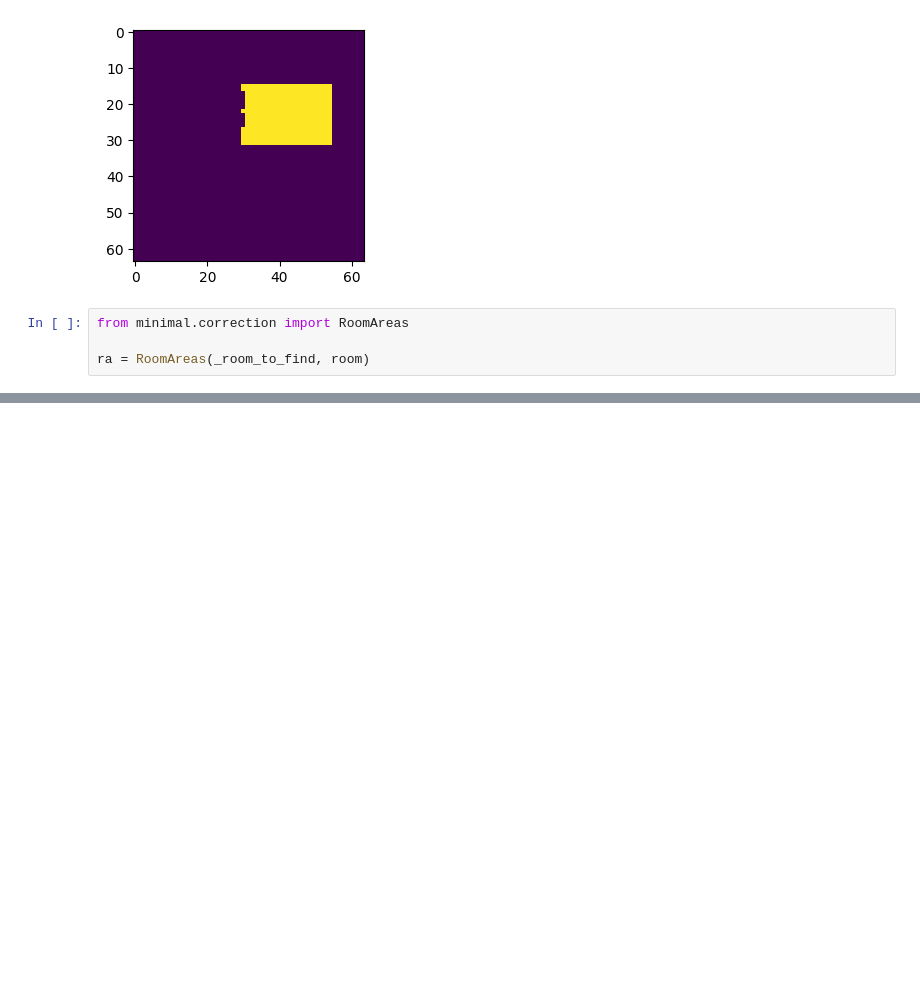
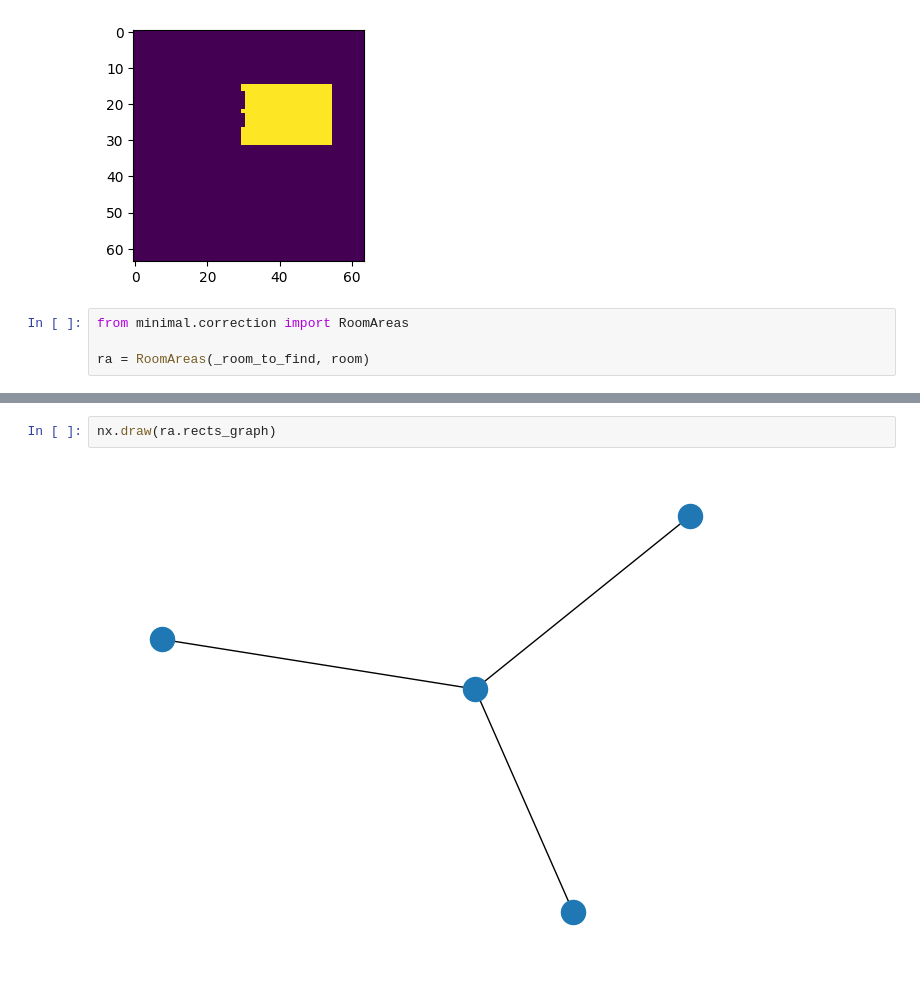
Before and after one commit to enix403/blueprint, a Jupyter notebook: scratch.ipynb, the cells around one changed output, grey strips where cells are left out. Drawn from its saved outputs; the diff is of its cells as text; blank space fills up the shorter version.

```diff
--- a/scratch.ipynb
+++ b/scratch.ipynb
@@ -42,0 +43,4 @@ tensor(True)
+# %%
+nx.draw(ra.rects_graph)
+# %% [output]
+[figure, added]
```
Also changed, not shown: parts of 1 cell of this notebook, 2 other files.
